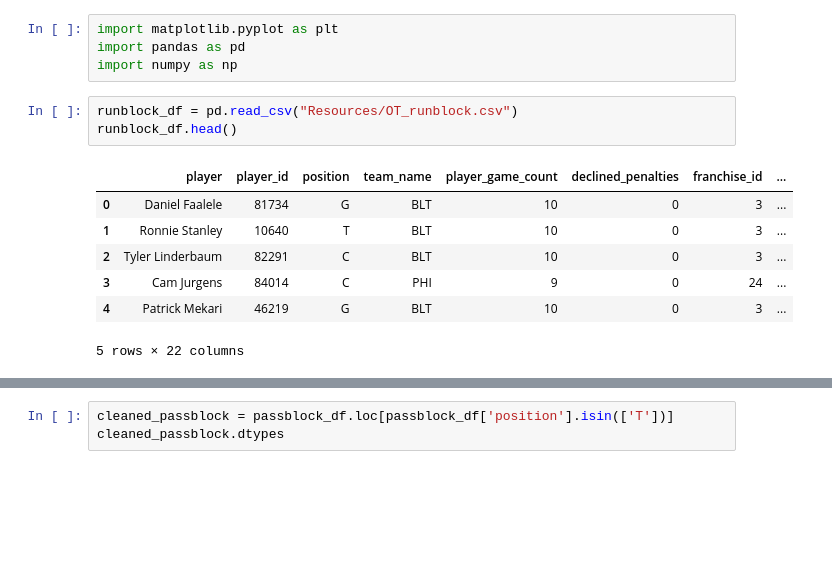
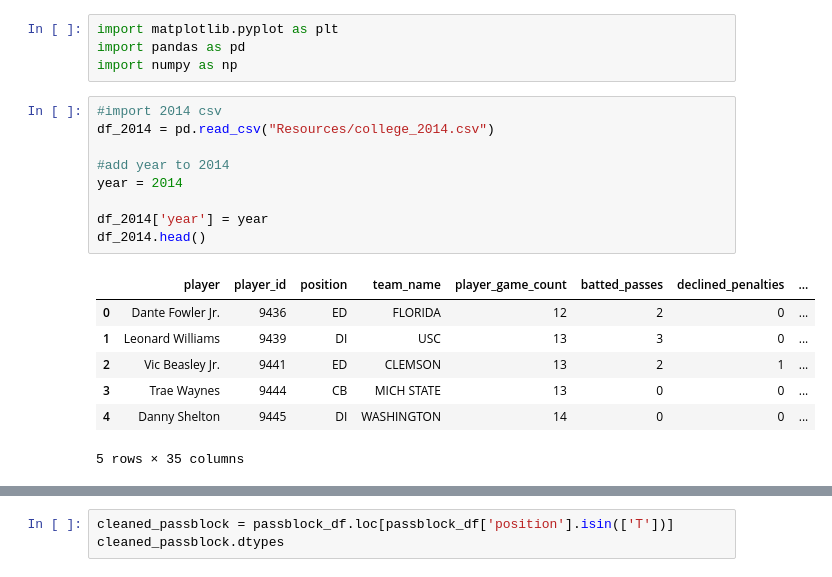
Before and after one commit to zachrehfuss/RAS_Project, a Jupyter notebook: edge_cleanup.ipynb, the cells around one changed output, grey strips where cells are left out. Saved outputs shown, nothing was run; the diff lists cells and outputs as text; blank space fills up the shorter version.

Commit message:
began merging data frames and adding years, look for for loop solution to simplify code and make repeatable

```diff
--- a/edge_cleanup.ipynb
+++ b/edge_cleanup.ipynb
@@ -3,14 +3,20 @@ import matplotlib.pyplot as plt
 import pandas as pd
 import numpy as np
 # %%
-runblock_df = pd.read_csv("Resources/OT_runblock.csv")
-runblock_df.head()
+#import 2014 csv
+df_2014 = pd.read_csv("Resources/college_2014.csv")
+
+#add year to 2014
+year = 2014
+
+df_2014['year'] = year
+df_2014.head()
 # %% [output]
-|  | player | player_id | position | team_name | player_game_count | declined_penalties | franchise_id | ... |
-| 0 | Daniel Faalele | 81734 | G | BLT | 10 | 0 | 3 | ... |
-| 1 | Ronnie Stanley | 10640 | T | BLT | 10 | 0 | 3 | ... |
-| 2 | Tyler Linderbaum | 82291 | C | BLT | 10 | 0 | 3 | ... |
-| 3 | Cam Jurgens | 84014 | C | PHI | 9 | 0 | 24 | ... |
-| 4 | Patrick Mekari | 46219 | G | BLT | 10 | 0 | 3 | ... |
+|  | player | player_id | position | team_name | player_game_count | batted_passes | declined_penalties | ... |
+| 0 | Dante Fowler Jr. | 9436 | ED | FLORIDA | 12 | 2 | 0 | ... |
+| 1 | Leonard Williams | 9439 | DI | USC | 13 | 3 | 0 | ... |
+| 2 | Vic Beasley Jr. | 9441 | ED | CLEMSON | 13 | 2 | 1 | ... |
+| 3 | Trae Waynes | 9444 | CB | MICH STATE | 13 | 0 | 0 | ... |
+| 4 | Danny Shelton | 9445 | DI | WASHINGTON | 14 | 0 | 0 | ... |
-5 rows × 22 columns
+5 rows × 35 columns
 # %%
```
Also changed, not shown: parts of 8 cells of this notebook.
